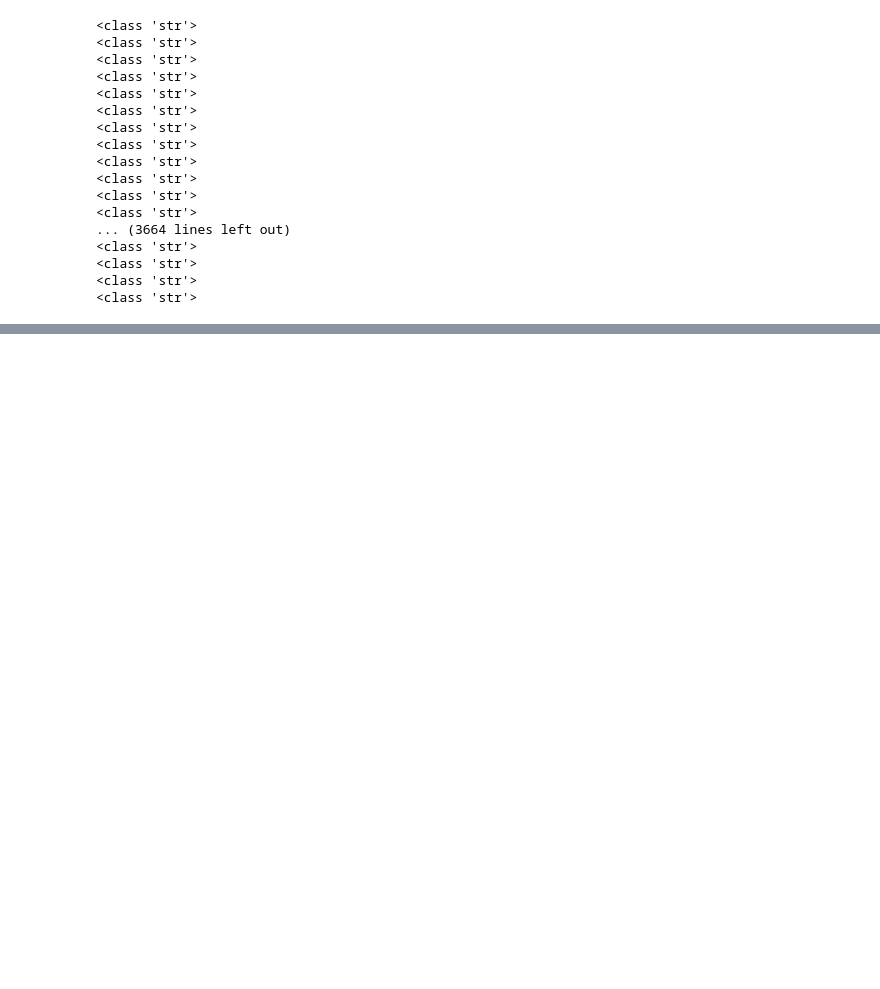
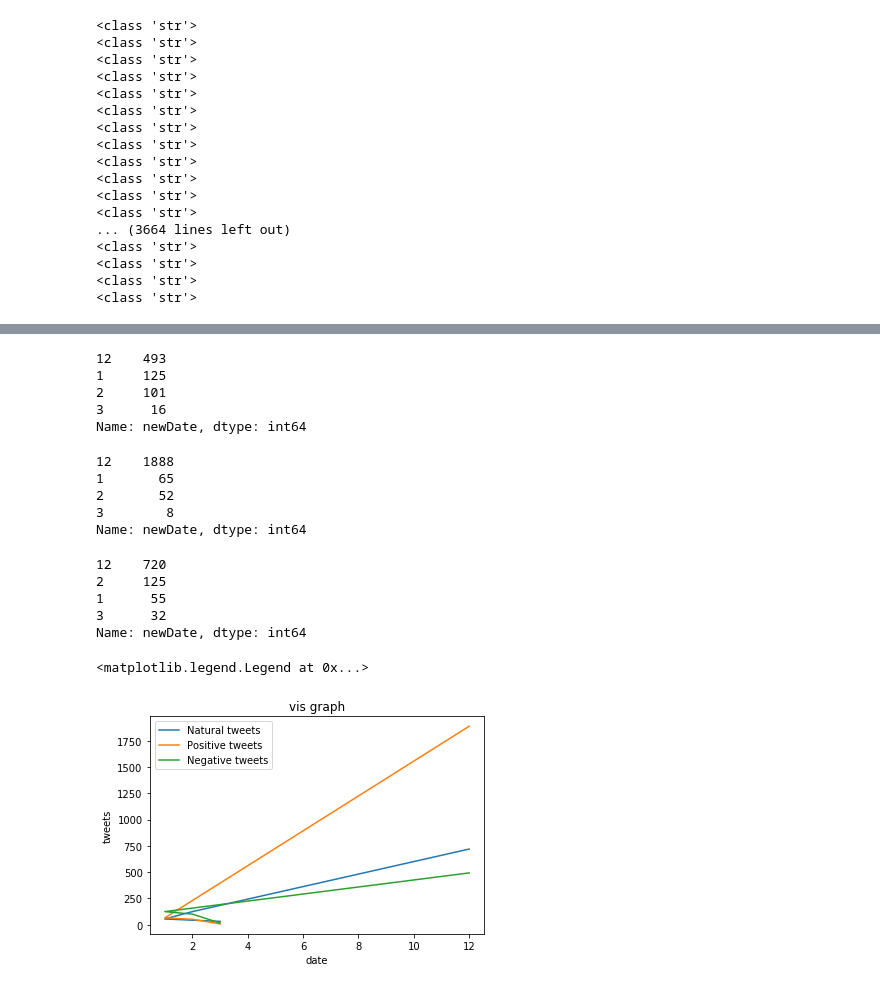
Before and after one commit to sarahalmunif/CloudProject, a Jupyter notebook: data Visualisation .ipynb, the cells around one changed output, grey strips where cells are left out. Saved outputs shown, nothing was run; the diff lists cells and outputs as text; code cells hidden in the pictures; blank space fills up the shorter version.

Commit message:
data visualization

```diff
--- a/data Visualisation .ipynb
+++ b/data Visualisation .ipynb
@@ -228,0 +347,3 @@ ValueError: time data '3/7/2020 20:40' does not match format '%m/%d/%y %H:%M'
+# %%
+NaturalTweets2 = dataframe[dataframe['stance ']=='Natural']
+print(NaturalTweets2)
@@ -228,0 +368,38 @@ ValueError: time data '3/7/2020 20:40' does not match format '%m/%d/%y %H:%M'
+# %%
+fullNegativeTweets2 =NegativeTweets2['newDate'].value_counts()
+print(fullNegativeTweets2)
+# %% [output]
+12    493
+1     125
+2     101
+3      16
+Name: newDate, dtype: int64
+# %%
+fullPositiveTweets2 = PositiveTweets2['newDate'].value_counts()
+print(fullPositiveTweets2)
+# %% [output]
+12    1888
+1       65
+2       52
+3        8
+Name: newDate, dtype: int64
+# %%
+fullNaturaltweets2 =NaturalTweets2['newDate'].value_counts()
+print(fullNaturaltweets2)
+# %% [output]
+12    720
+2     125
+1      55
+3      32
+Name: newDate, dtype: int64
+# %%
+plt.title("vis graph")
+plt.xlabel("date")
+plt.ylabel("tweets")
+plt.plot(fullNaturaltweets2)
+plt.plot(fullPositiveTweets2)
+plt.plot(fullNegativeTweets2)
+plt.legend(["Natural tweets","Positive tweets", "Negative tweets"])
+# %% [output]
+<matplotlib.legend.Legend at 0x...>
+[figure, added]
```
Also changed, not shown: parts of 21 cells of this notebook.
